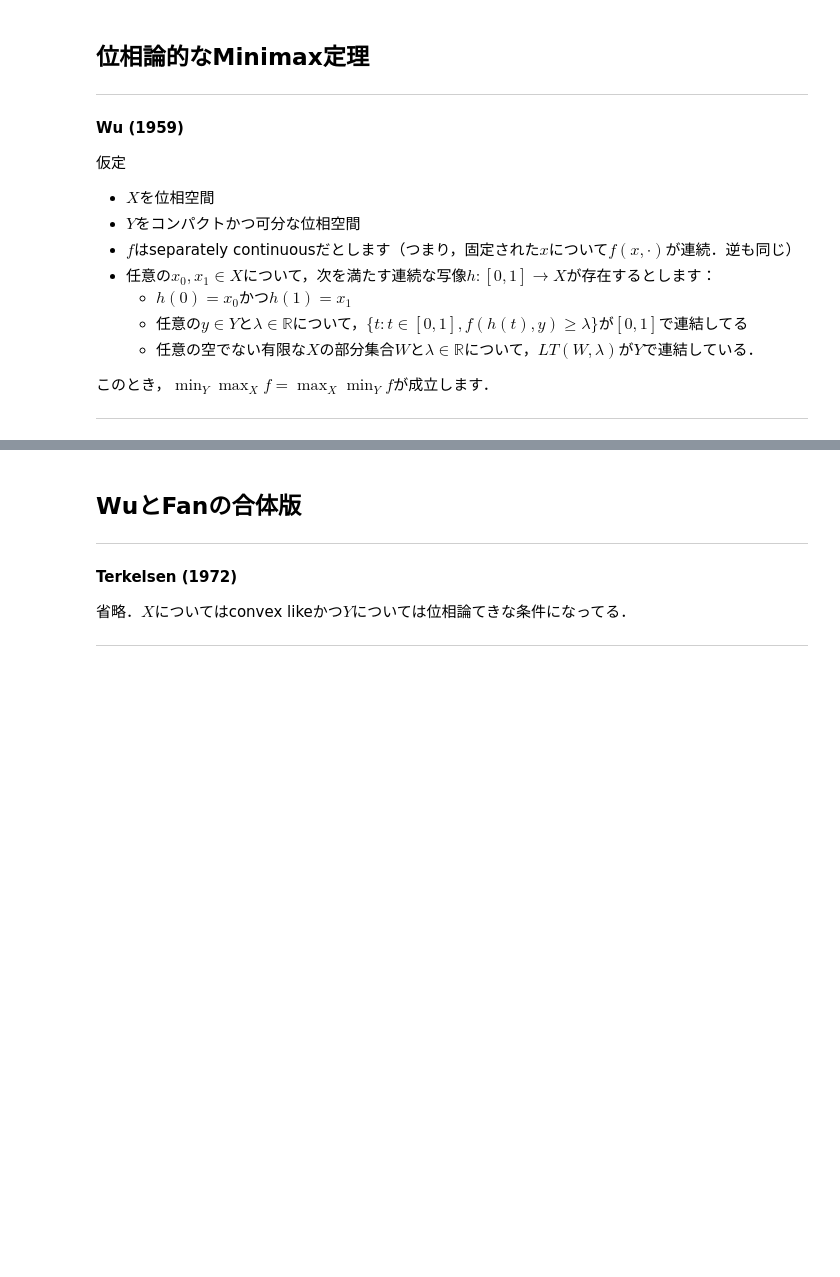
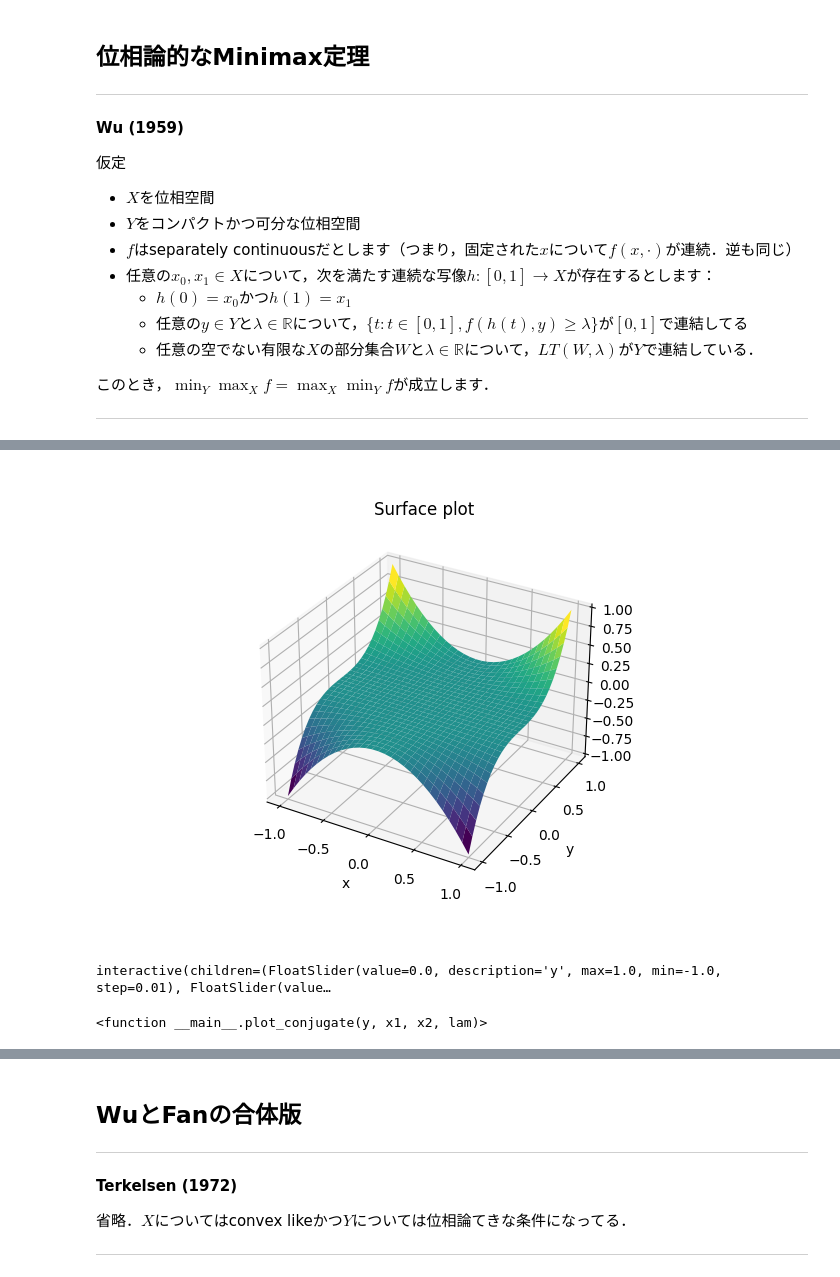
Before and after one commit to syuntoku14/Shumi-Note, a Jupyter notebook: notebooks/MATH_minimax_theorems.ipynb, the cells around one changed output, grey strips where cells are left out. Drawn from its saved outputs; the diff is of its cells as text; code cells hidden in the pictures; blank space fills up the shorter version.

```diff
--- a/notebooks/MATH_minimax_theorems.ipynb
+++ b/notebooks/MATH_minimax_theorems.ipynb
@@ -140,0 +174,56 @@ $$
+# %%
+%matplotlib widget
+
+from mpl_toolkits import mplot3d
+import numpy as np
+import matplotlib.pyplot as plt
+
+x = np.outer(np.linspace(-1, 1, 30), np.ones(30))
+y = x.copy().T # transpose
+z = x ** 2 * y ** 3
+
+fig = plt.figure()
+ax = plt.axes(projection='3d')
+
+ax.plot_surface(x, y, z,cmap='viridis', edgecolor='none')
+ax.set_title('Surface plot')
+plt.xlabel("x")
+plt.ylabel("y")
+plt.show()
+# %% [output]
+[figure, added]
+# %%
+import numpy as np
+import matplotlib.pyplot as plt
+from ipywidgets import interact
+
+xs = np.linspace(-1, 1, 100)
+
+z = lambda x, y: x ** 2 * y ** 3
+
+def plot_conjugate(y, x1, x2, lam):
+    plt.figure(figsize=(8, 6))
+    plt.subplot(1, 1, 1)
+    plt.plot(xs, z(xs, y))
+
+    z1, z2 = z(x1, y), z(x2, y)
+    plt.scatter(x1, z1, color="red", label="x1")
+    plt.scatter(x2, z2, color="red", label="x2")
+    plt.plot((x1, x2), (z1, z2), color="red")
+    x0 = np.sqrt(lam * x1 ** 2 + (1 - lam) * x2 ** 2)
+    plt.scatter(x0, z(x0, y), color="green", label="x0")
+    plt.scatter(lam * x1 + (1 - lam) * x2, lam * z1 + (1 - lam) * z2, color="red", label=r"$\lambda f(x_1, y) + (1 - \lambda) f(x_2, y)=$" + f"{lam * z1 + (1 - lam) * z2}")
+    plt.scatter(lam * x1 + (1 - lam) * x2, z(x0, y), color="green", label=r"$f(x_0, y)=$" + f"{z(x0, y)}")
+
+    plt.grid()
+    plt.ylim(-1, 1)
+    plt.xlim(-1, 1)
+    plt.xlabel("x")
+    plt.ylabel("z")
+    plt.legend()
+    plt.show()
+
+interact(plot_conjugate, y=(-1, 1, 0.01), x1=(-1, 1, 0.01), x2=(-1, 1, 0.01), lam=(0.0, 1.0, 0.01))
+# %% [output]
+interactive(children=(FloatSlider(value=0.0, description='y', max=1.0, min=-1.0, step=0.01), FloatSlider(value…
+<function __main__.plot_conjugate(y, x1, x2, lam)>
```
Also changed, not shown: parts of 4 cells of this notebook, 1 other file.
